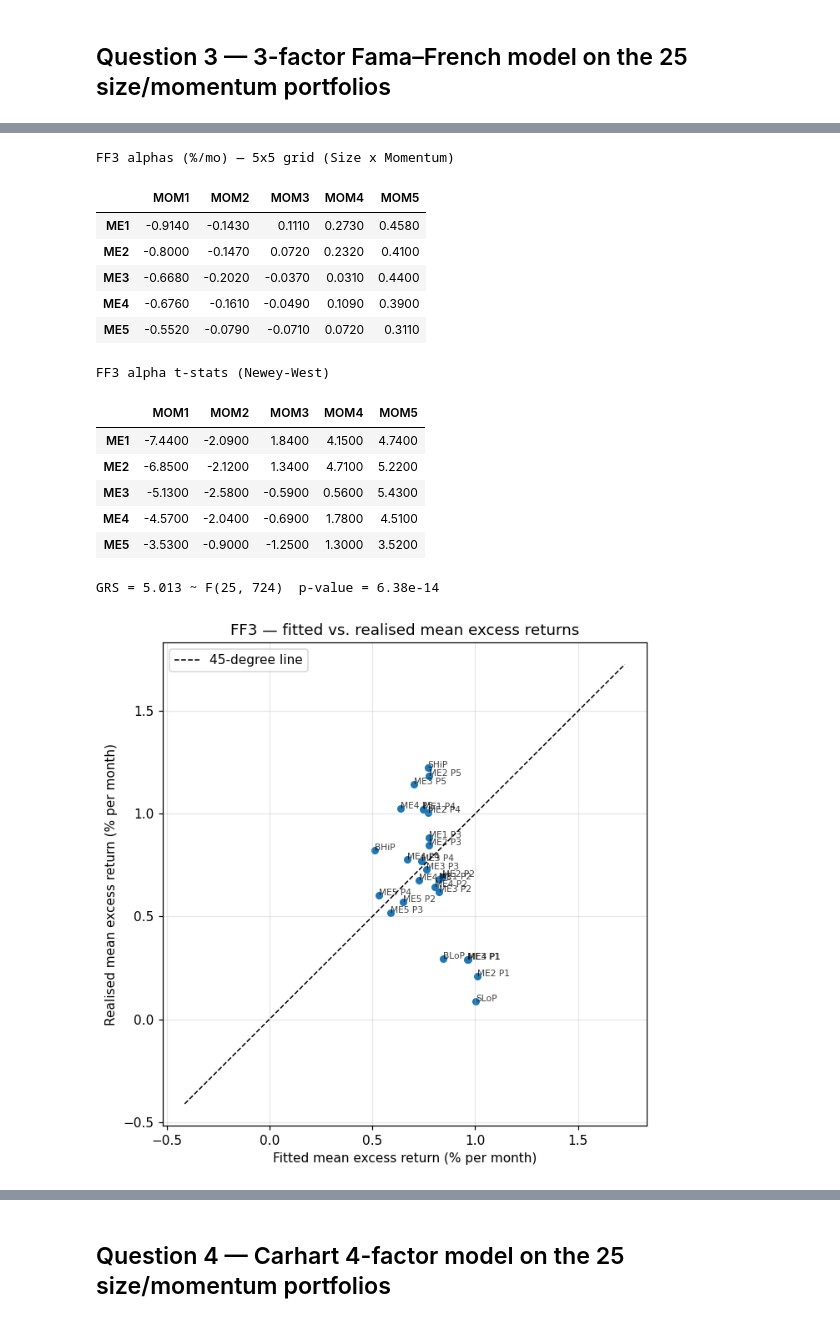
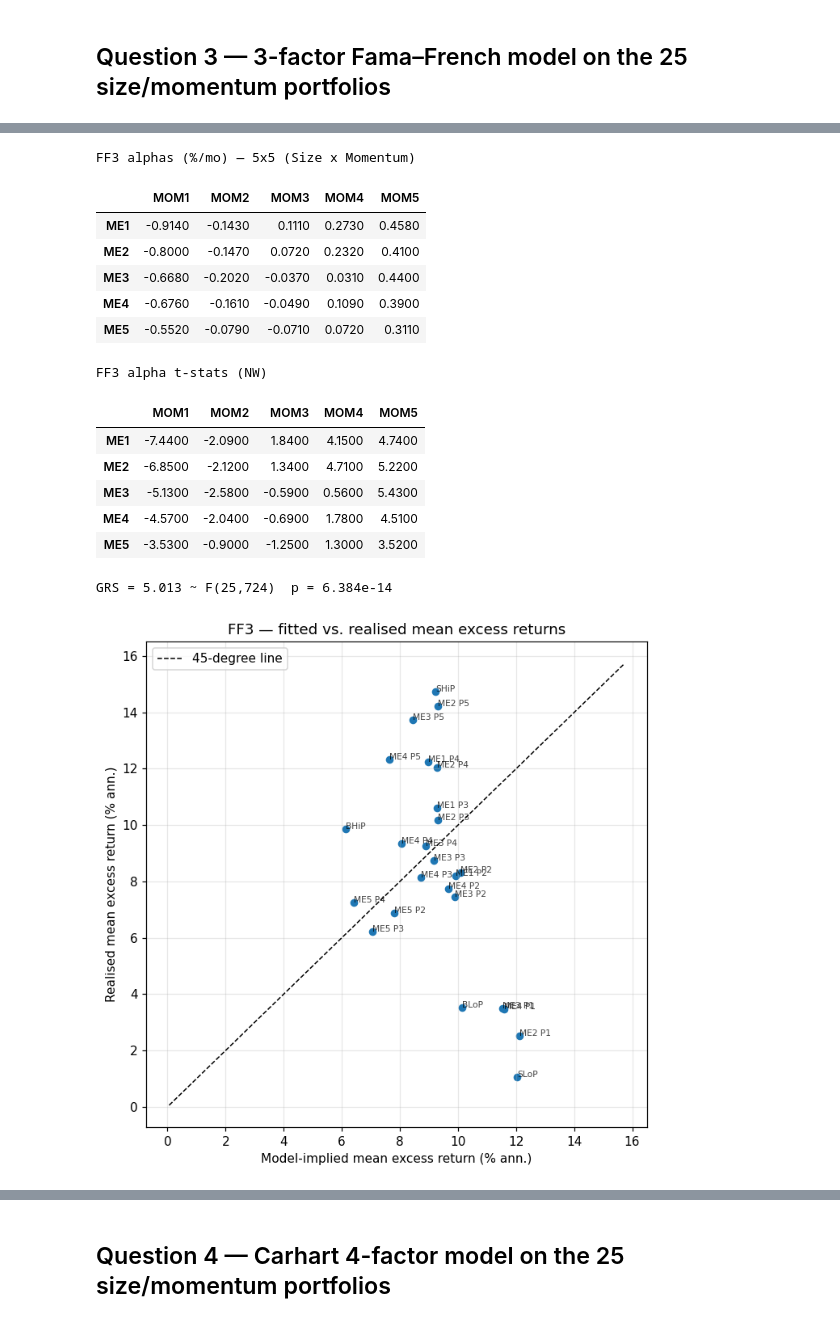
Before and after one commit to eliasroub/mfe230e-ps5, a Jupyter notebook: MFE230E_PS5.ipynb, the cells around one changed output, grey strips where cells are left out. Saved outputs shown, nothing was run; the diff lists cells and outputs as text; code cells hidden in the pictures.

```diff
--- a/MFE230E_PS5.ipynb
+++ b/MFE230E_PS5.ipynb
@@ -525,0 +311,18 @@ The momentum sort is one of the cleanest empirical rejections of the CAPM in U.S
+# %%
+def plot_fit(realised_pct_ann, fitted_pct_ann, title, fname):
+    fig, ax = plt.subplots(figsize=(6.4,6.4))
+    lo = min(realised_pct_ann.min(), fitted_pct_ann.min()) - 1
+    hi = max(realised_pct_ann.max(), fitted_pct_ann.max()) + 1
+    ax.plot([lo,hi],[lo,hi], "k--", lw=1, label="45-degree line")
+    ax.scatter(fitted_pct_ann, realised_pct_ann, s=28)
+    for c in realised_pct_ann.index:
+        lbl = c.replace("PRIOR","P").replace("SMALL ","S").replace("BIG ","B")
+        ax.annotate(lbl, (fitted_pct_ann[c], realised_pct_ann[c]), fontsize=7, alpha=0.75)
+    ax.set_xlabel("Model-implied mean excess return (% ann.)")
+    ax.set_ylabel("Realised mean excess return (% ann.)")
+    ax.set_title(title); ax.legend()
+    savefig(fname); plt.show()
+
+fitted_capm = beta_mkt * factors["Mkt-RF"].mean() * 12 * 100
+realised_an = sm_p_e.mean() * 12 * 100
+plot_fit(realised_an, fitted_capm, "CAPM — fitted vs. realised mean excess returns", "q2d_capm_fit")
@@ -525,0 +454,20 @@ The momentum sort is one of the cleanest empirical rejections of the CAPM in U.S
+# %%
+realised_an = sm_p_e.mean() * 12 * 100
+fitted_capm_an = beta_mkt * mu_mkt
+alpha_ann = realised_an - fitted_capm_an
+
+fig, ax = plt.subplots(figsize=(8, 6))
+b_grid = np.linspace(0, beta_mkt.max() * 1.08, 200)
+ax.plot(b_grid, b_grid * mu_mkt, "k-", lw=2, label="Theoretical CAPM SML")
+for bi, real, pred in zip(beta_mkt, realised_an, fitted_capm_an):
+    ax.plot([bi, bi], [pred, real], color="grey", alpha=0.35, lw=1)
+sc = ax.scatter(beta_mkt, realised_an, c=alpha_ann, cmap="coolwarm", s=60, edgecolor="black", lw=0.5)
+for c, bi, ai in zip(beta_mkt.index, beta_mkt, realised_an):
+    lbl = c.replace("PRIOR","P").replace("SMALL ","S").replace("BIG ","B")
+    ax.annotate(lbl, (bi, ai), fontsize=7, alpha=0.7)
+ax.scatter([1.0],[mu_mkt], marker="*", s=160, c="black", label="MKT")
+ax.set_xlabel(r"$\beta_{MKT}$"); ax.set_ylabel("Mean excess return (% ann.)")
+ax.set_title("CAPM Security Market Line — 25 size/momentum portfolios")
+fig.colorbar(sc, ax=ax, label="Annualised alpha (%)")
+ax.legend()
+savefig("q2h_sml"); plt.show()
@@ -563,30 +526,28 @@ q3
 # %%
-print("FF3 alphas (%/mo) — 5x5 grid (Size x Momentum)")
-display(grid(alpha_mo3, "MOM").round(3))
-print("\nFF3 alpha t-stats (Newey-West)")
-display(grid(t_a3_nw, "MOM").round(2))
+print("FF3 alphas (%/mo) — 5x5 (Size x Momentum)"); display(grid_5x5(alpha3,"MOM").round(3))
+print("\nFF3 alpha t-stats (NW)");                      display(grid_5x5(t3,"MOM").round(2))
 
-grs3 = grs_test(sm_p_e, factors[["Mkt-RF", "SMB", "HML"]], ff3)
-print(f"\nGRS = {grs3['GRS']:.3f} ~ F({grs3['df1']}, {grs3['df2']})  p-value = {grs3['p_value']:.2e}")
+grs3 = grs_test(sm_p_e, factors[["Mkt-RF","SMB","HML"]], ff3)
+print(f"\nGRS = {grs3['GRS']:.3f} ~ F({grs3['df1']},{grs3['df2']})  p = {grs3['p_value']:.3e}")
 # %% [output]
-FF3 alphas (%/mo) — 5x5 grid (Size x Momentum)
+FF3 alphas (%/mo) — 5x5 (Size x Momentum)
 |  | MOM1 | MOM2 | MOM3 | MOM4 | MOM5 |
 | ME1 | -0.9140 | -0.1430 | 0.1110 | 0.2730 | 0.4580 |
 | ME2 | -0.8000 | -0.1470 | 0.0720 | 0.2320 | 0.4100 |
 | ME3 | -0.6680 | -0.2020 | -0.0370 | 0.0310 | 0.4400 |
 | ME4 | -0.6760 | -0.1610 | -0.0490 | 0.1090 | 0.3900 |
 | ME5 | -0.5520 | -0.0790 | -0.0710 | 0.0720 | 0.3110 |
-FF3 alpha t-stats (Newey-West)
+FF3 alpha t-stats (NW)
 |  | MOM1 | MOM2 | MOM3 | MOM4 | MOM5 |
 | ME1 | -7.4400 | -2.0900 | 1.8400 | 4.1500 | 4.7400 |
 | ME2 | -6.8500 | -2.1200 | 1.3400 | 4.7100 | 5.2200 |
 | ME3 | -5.1300 | -2.5800 | -0.5900 | 0.5600 | 5.4300 |
 | ME4 | -4.5700 | -2.0400 | -0.6900 | 1.7800 | 4.5100 |
 | ME5 | -3.5300 | -0.9000 | -1.2500 | 1.3000 | 3.5200 |
-GRS = 5.013 ~ F(25, 724)  p-value = 6.38e-14
+GRS = 5.013 ~ F(25,724)  p = 6.384e-14
 # %%
-fitted_ff3 = (ff3["coefs"][["Mkt-RF","SMB","HML"]] * factors[["Mkt-RF","SMB","HML"]].mean()).sum(axis=1) * 100
-plot_fit(realised_mo, fitted_ff3, "FF3 — fitted vs. realised mean excess returns")
+fitted3 = (ff3["coefs"][["Mkt-RF","SMB","HML"]] * factors[["Mkt-RF","SMB","HML"]].mean()).sum(axis=1) * 12 * 100
+plot_fit(realised_an, fitted3, "FF3 — fitted vs. realised mean excess returns", "q3_ff3_fit")
 # %% [output]
-[figure, old version]
+[figure, new version]
 # %% [markdown]
```
Also changed, not shown: parts of 128 cells of this notebook, 2 other files.
